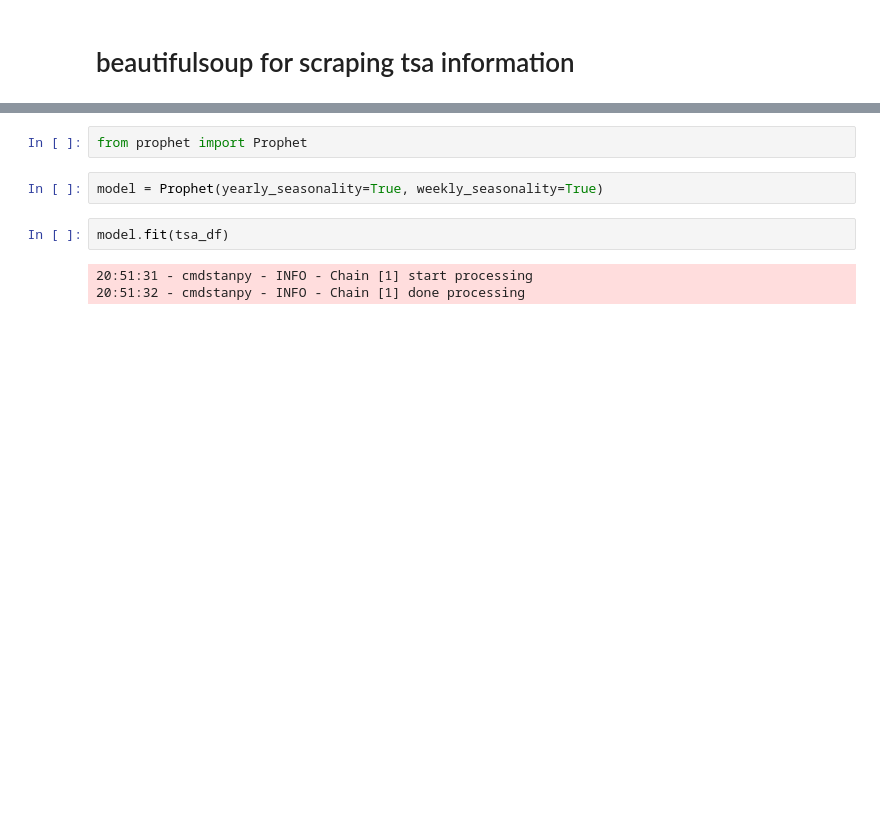
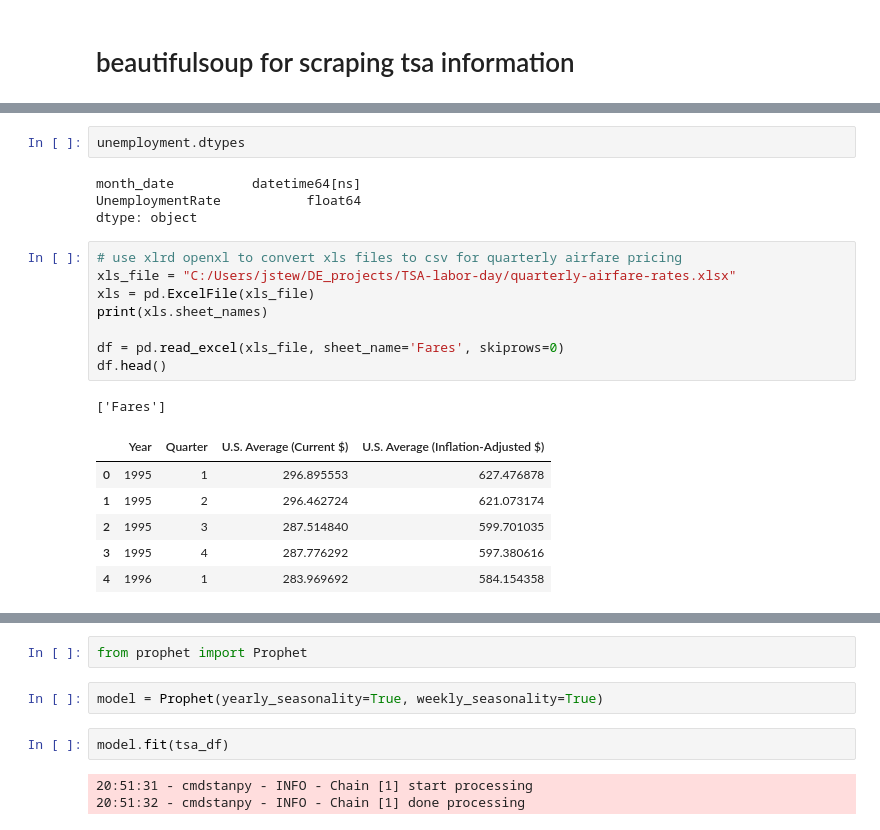
Before and after one commit to jalisacodes/Labor-Day-TSA-Predictions, a Jupyter notebook: tsa_forecast.ipynb, the cells around one changed output, grey strips where cells are left out. Saved outputs shown, nothing was run; the diff lists cells and outputs as text; blank space fills up the shorter version.

```diff
--- a/tsa_forecast.ipynb
+++ b/tsa_forecast.ipynb
@@ -207,0 +97,22 @@ Successfully installed cmdstanpy-1.2.5 holidays-0.78 importlib_resources-6.5.2 p
+# %%
+unemployment.dtypes
+# %% [output]
+month_date          datetime64[ns]
+UnemploymentRate           float64
+dtype: object
+# %%
+# use xlrd openxl to convert xls files to csv for quarterly airfare pricing
+xls_file = "C:/Users/jstew/DE_projects/TSA-labor-day/quarterly-airfare-rates.xlsx"
+xls = pd.ExcelFile(xls_file)
+print(xls.sheet_names)
+
+df = pd.read_excel(xls_file, sheet_name='Fares', skiprows=0)
+df.head()
+# %% [output]
+['Fares']
+|  | Year | Quarter | U.S. Average (Current $) | U.S. Average (Inflation-Adjusted $) |
+| 0 | 1995 | 1 | 296.895553 | 627.476878 |
+| 1 | 1995 | 2 | 296.462724 | 621.073174 |
+| 2 | 1995 | 3 | 287.514840 | 599.701035 |
+| 3 | 1995 | 4 | 287.776292 | 597.380616 |
+| 4 | 1996 | 1 | 283.969692 | 584.154358 |
```
Also changed, not shown: parts of 103 cells of this notebook.
